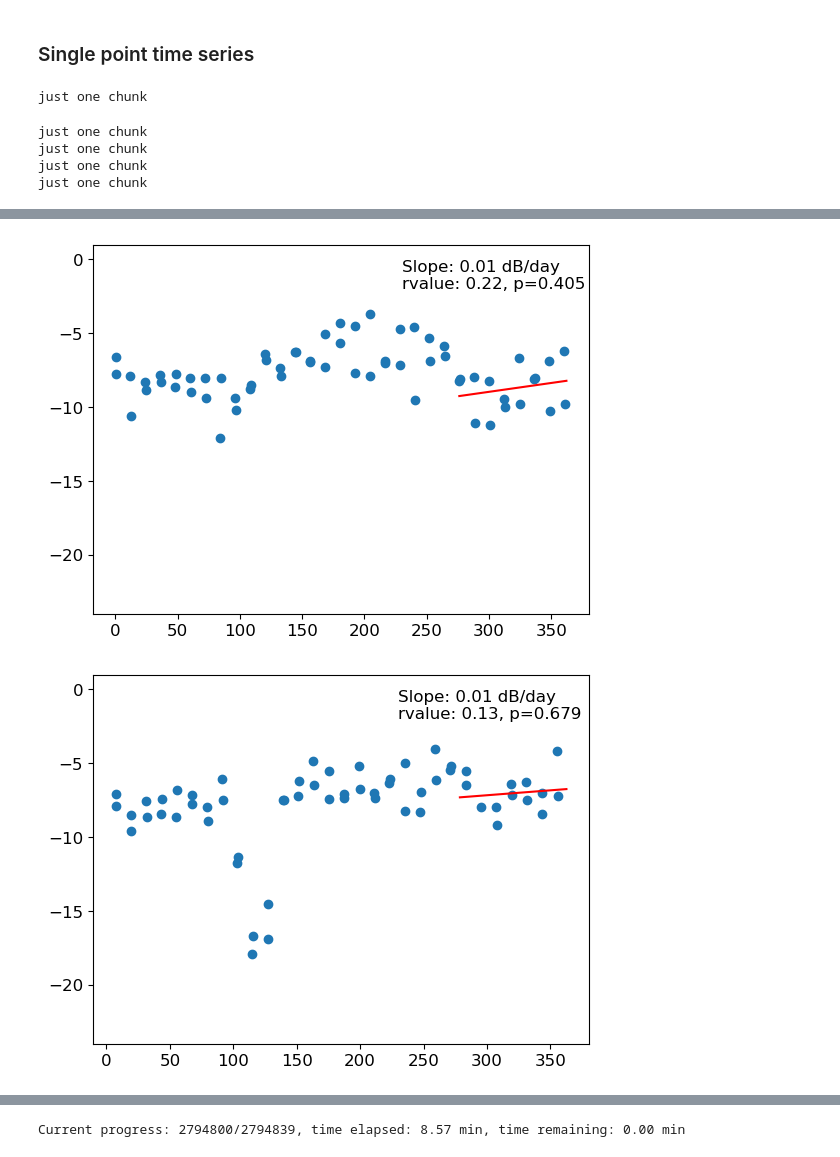
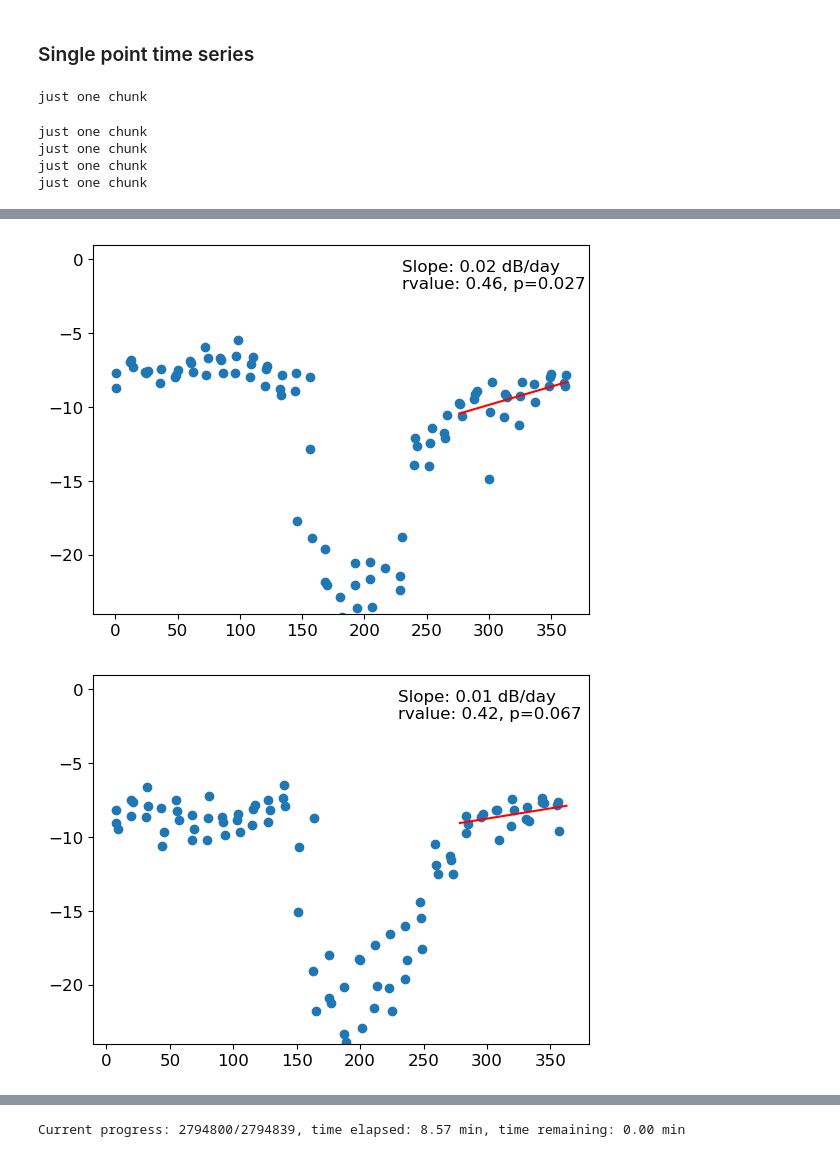
Before and after one commit to ac-johnson/GlacierSARoriginal, a Jupyter notebook: analysis_identify.ipynb, the cells around one changed output, grey strips where cells are left out. Drawn from its saved outputs; the diff is of its cells as text; code cells hidden in the pictures.

```diff
--- a/analysis_identify.ipynb
+++ b/analysis_identify.ipynb
@@ -689,6 +692,8 @@ for year in yearlist:
     # ipt,jpt = 1000,1300  #wrangell aquifer
     # ipt,jpt = 770,950 #Wrangell near summit (dry firn)
     ipt,jpt = 1470,800  #Glacier coming off wrangell, with snow melt then bare ice
+    ipt,jpt = 1300,1900 #hopefully snow, no aquifer
+    ipt,jpt = 750,1200 #Firn with minimal aquifer activity
     dvec = opendatavec(pnamelist,ipt,jpt,admeta, mpfulist)
 
     dfvec = dvec[(datevec >= fallstart) & (datevec <= fallend)]
@@ -716,2 +721,2 @@ just one chunk
-[figure, old version]
+[figure, new version]
-[figure, old version]
+[figure, new version]
```
Also changed, not shown: parts of 9 cells of this notebook.
